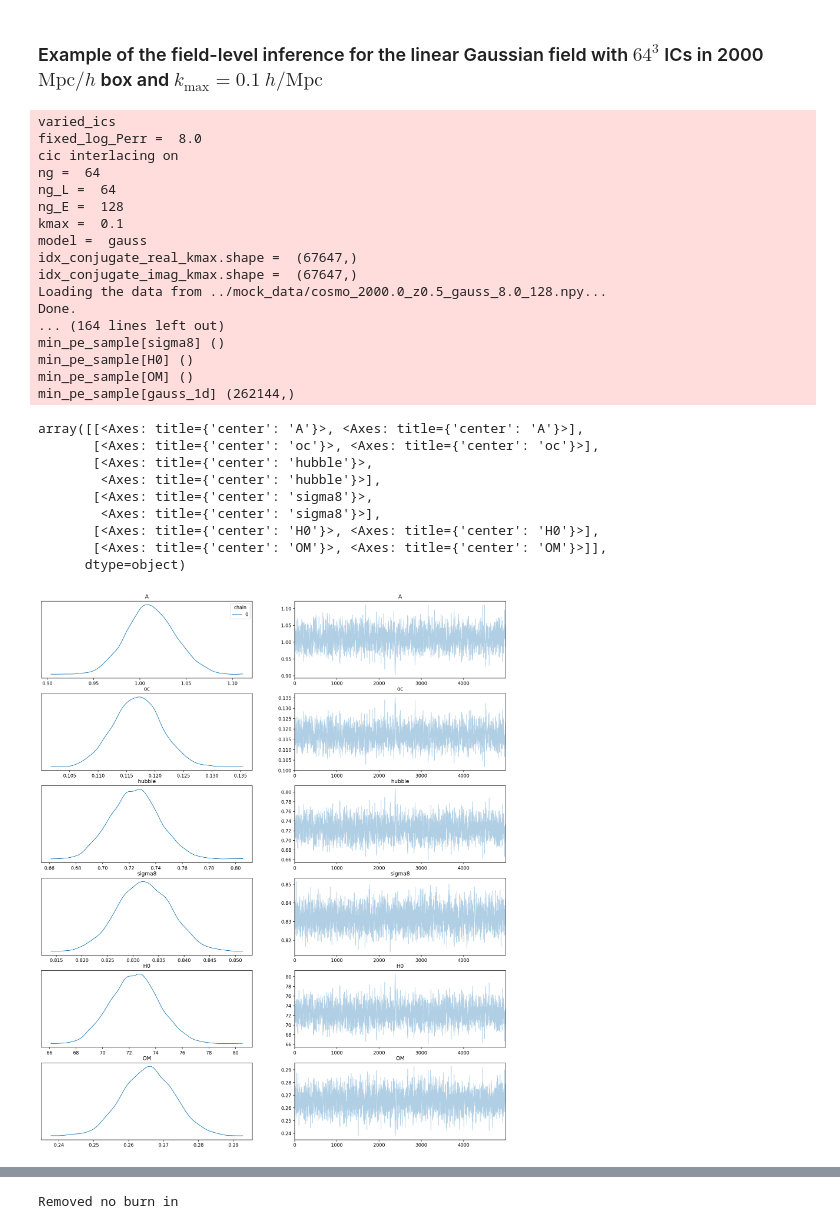
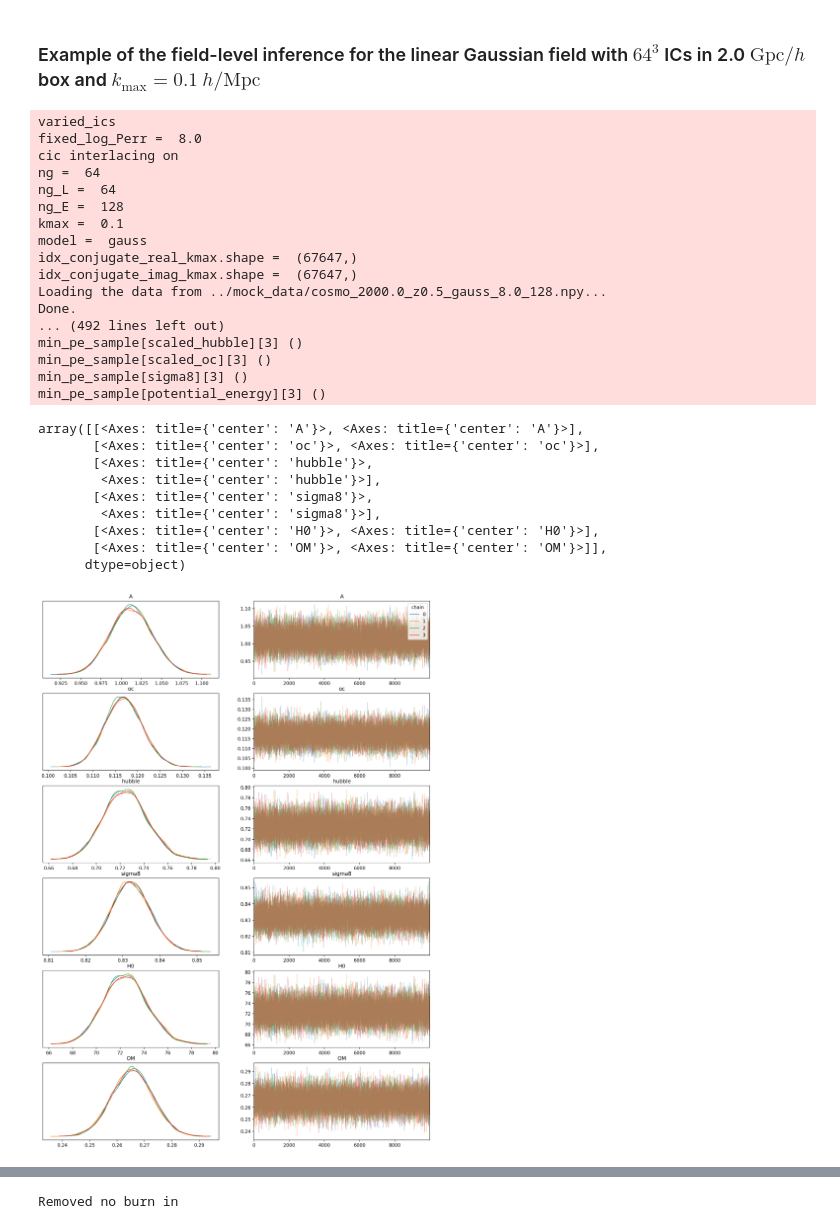
Before and after one commit to kazakitsu/field-level-inference, a Jupyter notebook: examples/inference.ipynb, the cells around one changed output, grey strips where cells are left out. Saved outputs shown, nothing was run; the diff lists cells and outputs as text; code cells hidden in the pictures.

```diff
--- a/examples/inference.ipynb
+++ b/examples/inference.ipynb
@@ -17,5 +25,5 @@ NVIDIA A100-PCIE-40GB
 # %% [markdown]
-### Example of the field-level inference for the linear Gaussian field with $64^3$ ICs in 2000 $\mathrm{Mpc}/h$ box and $k_\mathrm{max}=0.1~h/\mathrm{Mpc}$
+### Example of the field-level inference for the linear Gaussian field with $64^3$ ICs in 2.0 $\mathrm{Gpc}/h$ box and $k_\mathrm{max}=0.1~h/\mathrm{Mpc}$
 # %%
 ### parameters
 
@@ -52,11 +60,11 @@ err_params = {'fixed_log_Perr':8.0}
 
 kmax = 0.1
 
-dense_mass = [('A', 'oc', 'hubble')]
+dense_mass = [('A', 'scaled_oc', 'scaled_hubble')]
 #dense_mass = [('sigma8', 'oc', 'hubble')]
 
-mcmc_params = [0, 1, 5000, 1000, 0.8, 2004, 0]
-### i-th chain, thinning, the number of samples, the number of warmup, the target acceptance rate, random seed for mcmc, and the number of the previously collected samples divied by 100 (to restart)
+mcmc_params = [0, 4, 1, 10000, 1000, 0.8, 2004, 0]
+### i-th chain, the number of chains, thinning, the number of samples, the number of warmup, the target acceptance rate, random seed for mcmc, and the number of the previously collected samples divied by 100 (to restart)
 # %%
 ### run inferencne
 
@@ -79,11 +87,11 @@ idx_conjugate_real_kmax.shape =  (67647,)
 idx_conjugate_imag_kmax.shape =  (67647,)
 Loading the data from ../mock_data/cosmo_2000.0_z0.5_gauss_8.0_128.npy...
 Done.
-... (164 lines left out)
-min_pe_sample[sigma8] ()
-min_pe_sample[H0] ()
-min_pe_sample[OM] ()
-min_pe_sample[gauss_1d] (262144,)
+... (492 lines left out)
+min_pe_sample[scaled_hubble][3] ()
+min_pe_sample[scaled_oc][3] ()
+min_pe_sample[sigma8][3] ()
+min_pe_sample[potential_energy][3] ()
 # %%
 ### load samples
 
@@ -109,22 +117,25 @@ else:
     params += err_params.keys()
 
 
-sample_dict = {}
+samples = {}
 i_chain = mcmc_params[0]
 for param in params:
-    sample_dict[param] = np.loadtxt(save_path + f'_{param}_chain{i_chain}.dat')
+    tmp = []
+    for i_chain in range(mcmc_params[1]):
+        tmp.append(np.loadtxt(save_path + f'_{param}_chain{i_chain}.dat'))
+    samples[param] = np.array(tmp)
 # %%
 import arviz as az
 
-az.plot_trace(sample_dict, legend=True, compact=False, figsize=(18,3.5*len(sample_dict)))
+az.plot_trace(samples, legend=True, compact=False, figsize=(15,3.5*len(samples)))
 # %% [output]
 array([[<Axes: title={'center': 'A'}>, <Axes: title={'center': 'A'}>],
        [<Axes: title={'center': 'oc'}>, <Axes: title={'center': 'oc'}>],
        [<Axes: title={'center': 'hubble'}>,
         <Axes: title={'center': 'hubble'}>],
        [<Axes: title={'center': 'sigma8'}>,
         <Axes: title={'center': 'sigma8'}>],
        [<Axes: title={'center': 'H0'}>, <Axes: title={'center': 'H0'}>],
        [<Axes: title={'center': 'OM'}>, <Axes: title={'center': 'OM'}>]],
       dtype=object)
-[figure, old version]
+[figure, new version]
```
Also changed, not shown: parts of 4 cells of this notebook, 2 other files.
